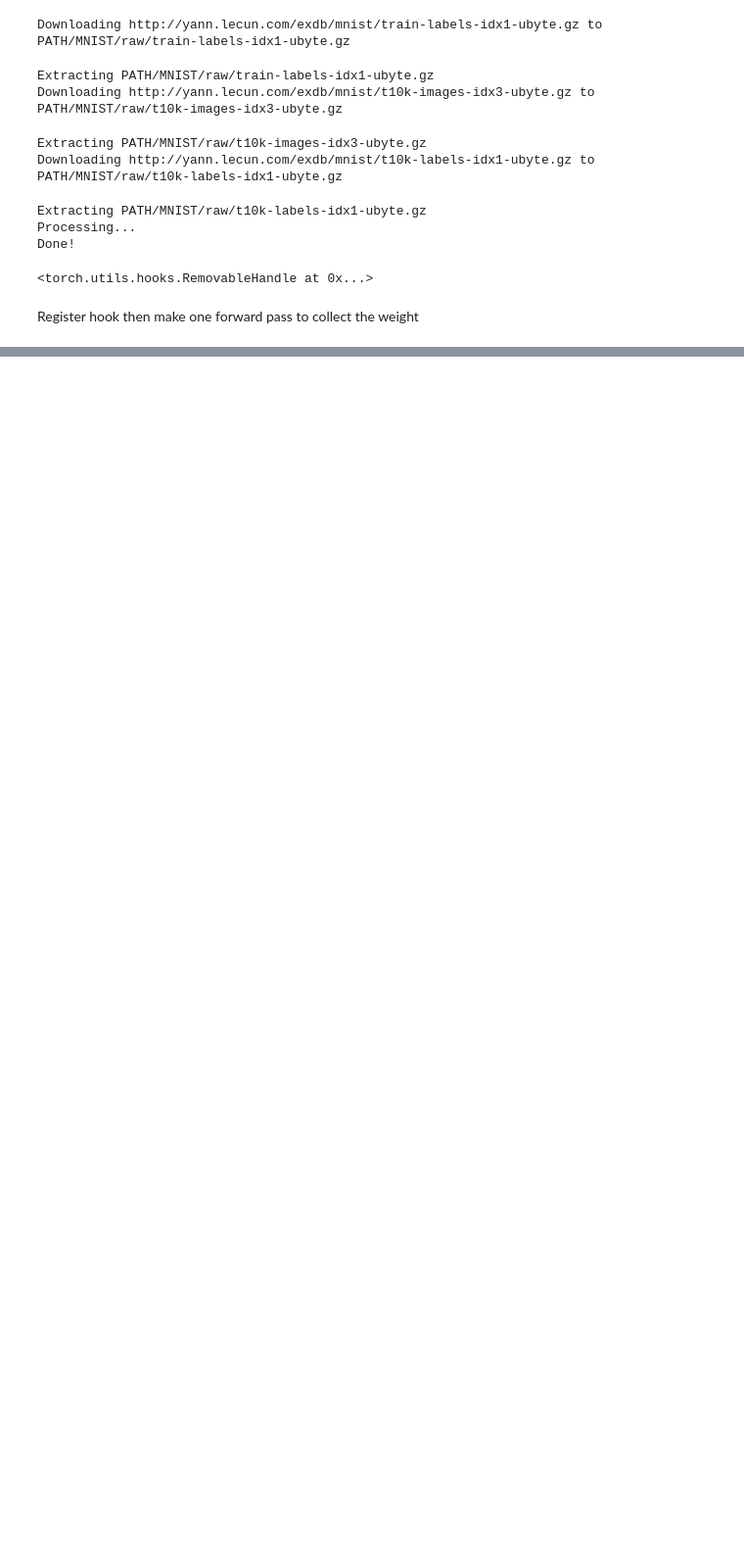
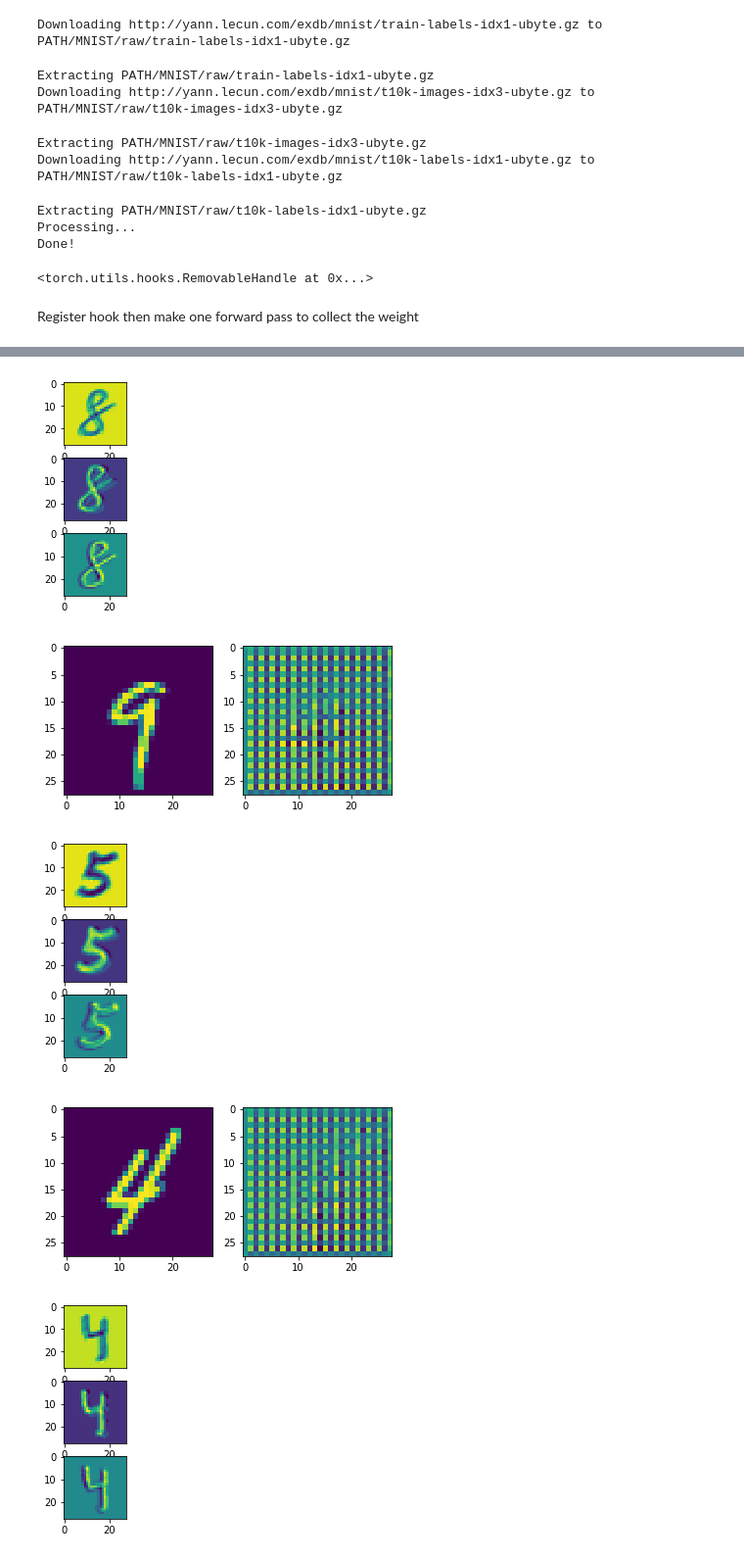
Before and after one commit to tinhb92/relax_ml, a Jupyter notebook: vision.ipynb, the cells around one changed output, grey strips where cells are left out. Shown at 98% size. Drawn from its saved outputs; the diff is of its cells as text; code cells hidden in the pictures; blank space fills up the shorter version.

```diff
--- a/vision.ipynb
+++ b/vision.ipynb
@@ -69,13 +70,3 @@ model.conv1.register_forward_hook(get_activation('conv1'))
 <torch.utils.hooks.RemovableHandle at 0x...>
 # %% [markdown]
 Register hook then make one forward pass to collect the weight
-# %%
-# Plot some images
-# idx = torch.randint(0, output.size(0), ())
-idx = 1
-pred = normalize_output(output[idx, 0])
-img = data[idx, 0]
-
-fig, axarr = plt.subplots(1, 2)
-axarr[0].imshow(img.detach().numpy())
-axarr[1].imshow(pred.detach().numpy())
@@ -140,0 +84,39 @@ def normalize_output(img):
+# %%
+epochs = 5
+for epoch in range(epochs):
+    for batch_idx, (data, target) in enumerate(loader):
+        # set_trace()
+        optimizer.zero_grad()
+        output = model(data)
+        loss = loss_fn(output, data)
+        loss.backward()
+        optimizer.step()
+
+        # print('-'*50)
+
+        act = activation['conv1'].squeeze()[0]
+        fig, axarr = plt.subplots(act.size(0))
+        for idx in range(act.size(0)):
+            axarr[idx].imshow(act[idx])
+
+
+        if batch_idx == 0:
+
+          idx = 5
+          pred = normalize_output(output[idx, 0])
+          img = data[idx, 0]
+
+          fig, axarr = plt.subplots(1, 2)
+          axarr[0].imshow(img.detach().numpy())
+          axarr[1].imshow(pred.detach().numpy())
+          break
+
+        # print('Epoch {}, Batch idx {}, loss {}'.format(
+        #     epoch, batch_idx, loss.item()))
+        #  if batch_idx == 0: break
+# %% [output]
+[figure, added]
+[figure, added]
+[figure, added]
+[figure, added]
+[figure, added]
```
Also changed, not shown: parts of 8 cells of this notebook.
